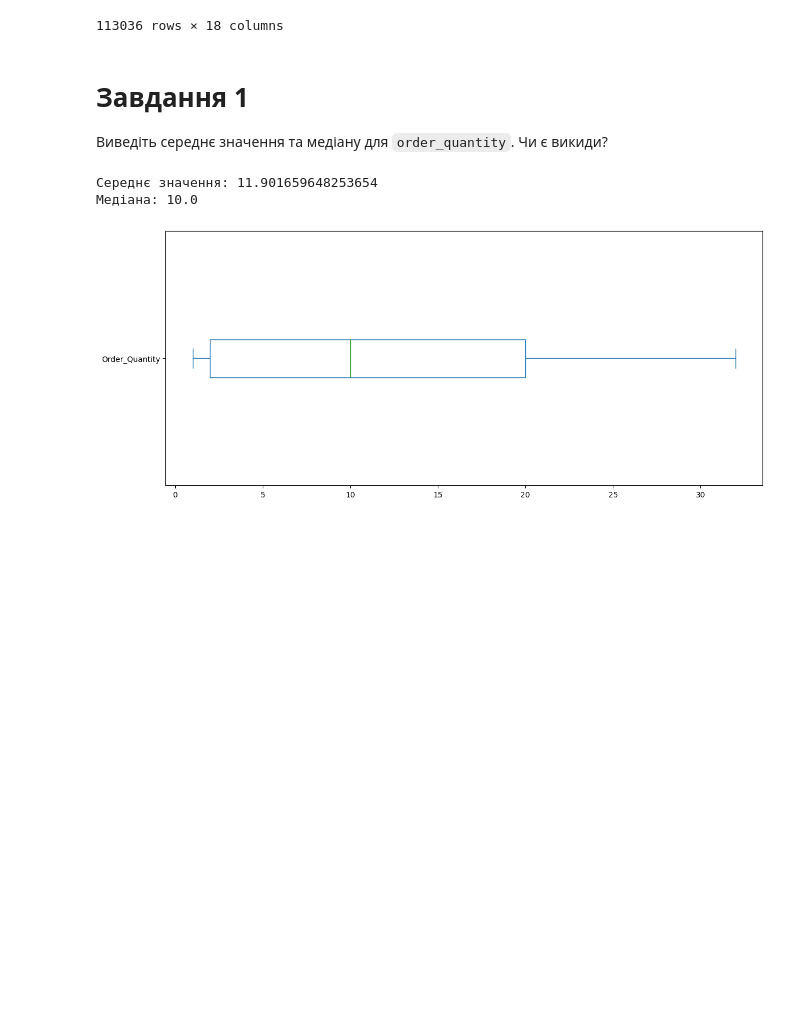
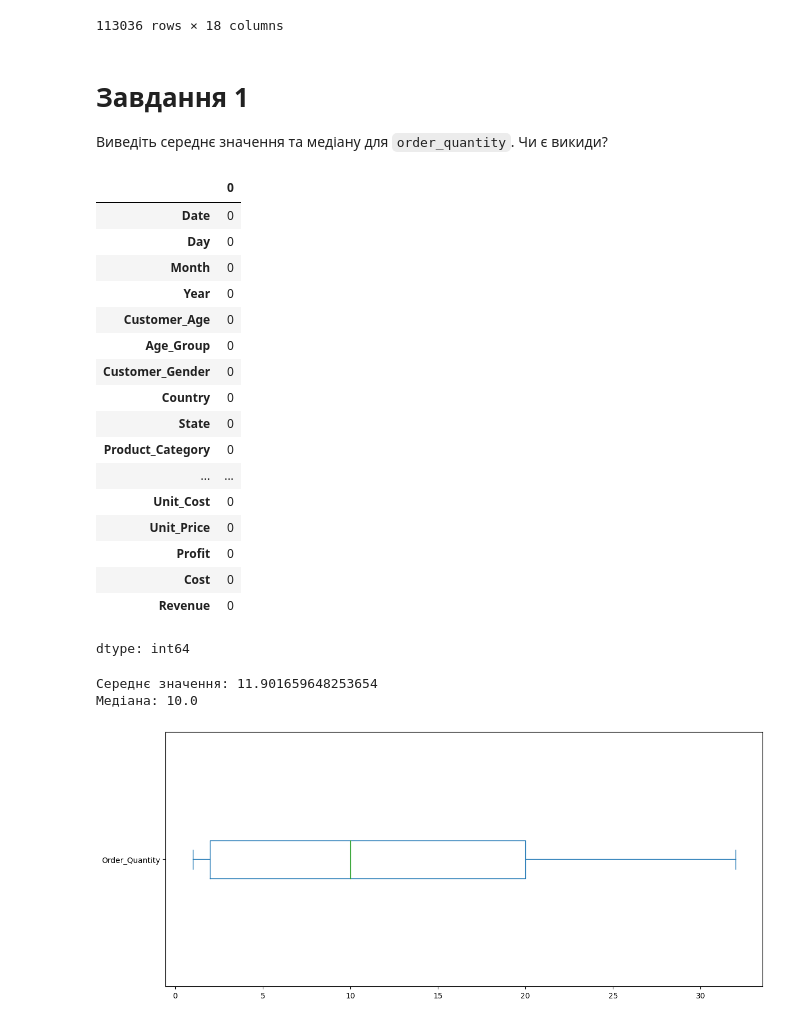
Before and after one commit to Flyingzaptop/Python-Colab, a Jupyter notebook: Практична plots 1.ipynb, the cells around one changed output. Cells and saved outputs as stored; diff of their text form; code cells hidden in the pictures; blank space fills up the shorter version.

```diff
--- a/Практична plots 1.ipynb
+++ b/Практична plots 1.ipynb
@@ -30,6 +30,28 @@ sales
 # %% [markdown]
 # Завдання 1
 Виведіть середнє значення та медіану для `order_quantity`. Чи є викиди?
+# %%
+sales.isna().sum()
+#Викидів немає)
+# %% [output]
+|  | 0 |
+| Date | 0 |
+| Day | 0 |
+| Month | 0 |
+| Year | 0 |
+| Customer_Age | 0 |
+| Age_Group | 0 |
+| Customer_Gender | 0 |
+| Country | 0 |
+| State | 0 |
+| Product_Category | 0 |
+| ... | ... |
+| Unit_Cost | 0 |
+| Unit_Price | 0 |
+| Profit | 0 |
+| Cost | 0 |
+| Revenue | 0 |
+dtype: int64
 # %%
 sales['Order_Quantity'].plot(kind='box', vert=False, figsize=(14, 6))
 print('Середнє значення:', sales['Order_Quantity'].mean())
```
Also changed, not shown: parts of 1 cell of this notebook.
